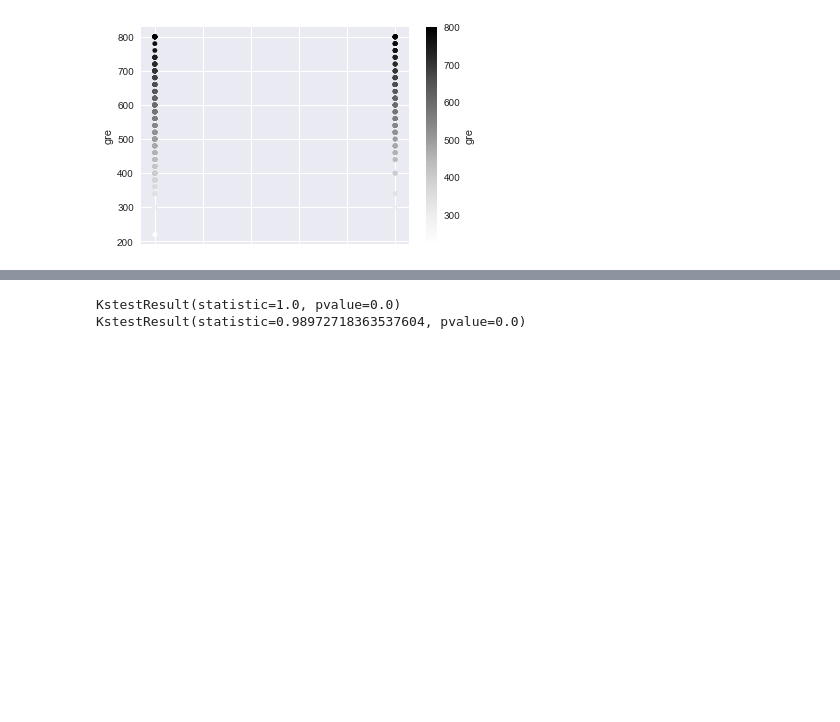
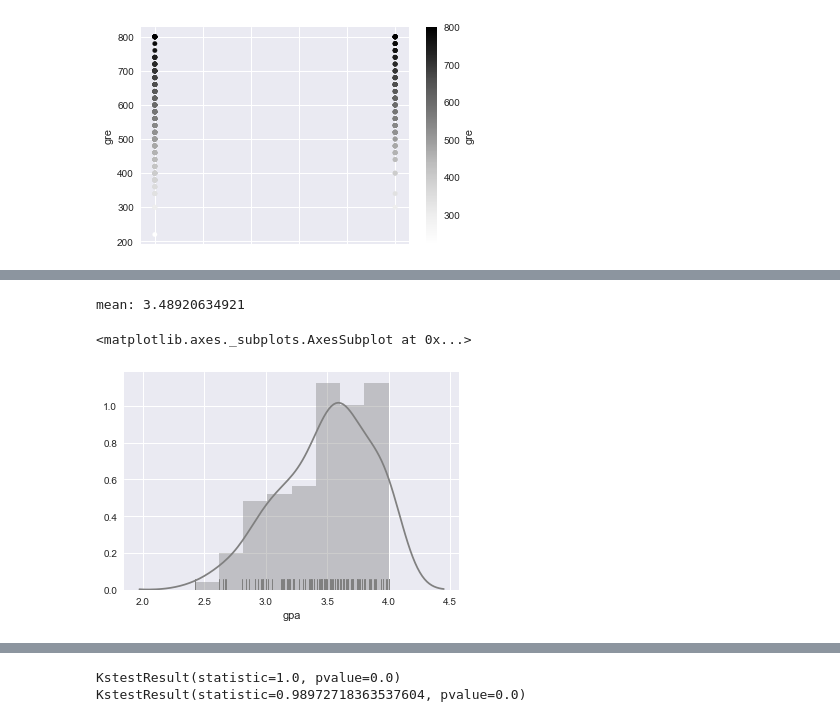
Before and after one commit to cherihung/datasci-18, a Jupyter notebook: class-projects/project-1/assets/project1-admissions-trial.ipynb, the cells around one changed output, grey strips where cells are left out. Saved outputs shown, nothing was run; the diff lists cells and outputs as text; code cells hidden in the pictures; blank space fills up the shorter version.

```diff
--- a/class-projects/project-1/assets/project1-admissions-trial.ipynb
+++ b/class-projects/project-1/assets/project1-admissions-trial.ipynb
@@ -155,0 +171,8 @@ Index: []
+# %%
+gpaIn = gotin[pd.notnull(gotin.gpa)].gpa #grey
+print 'mean:',gpaIn.mean()
+sns.distplot(gpaIn, color='grey', rug=True)
+# %% [output]
+mean: 3.48920634921
+<matplotlib.axes._subplots.AxesSubplot at 0x...>
+[figure, added]
```
Also changed, not shown: parts of 14 cells of this notebook.
